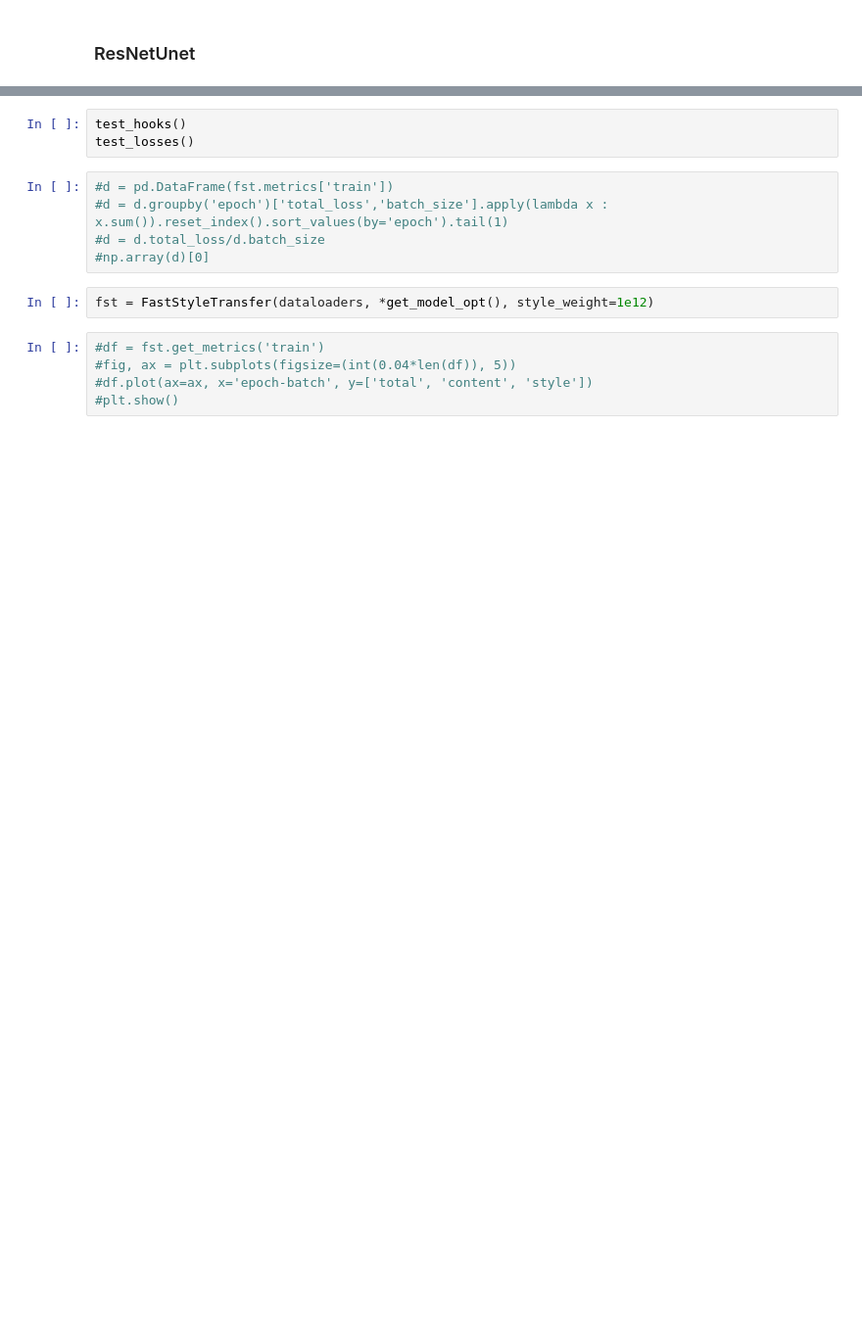
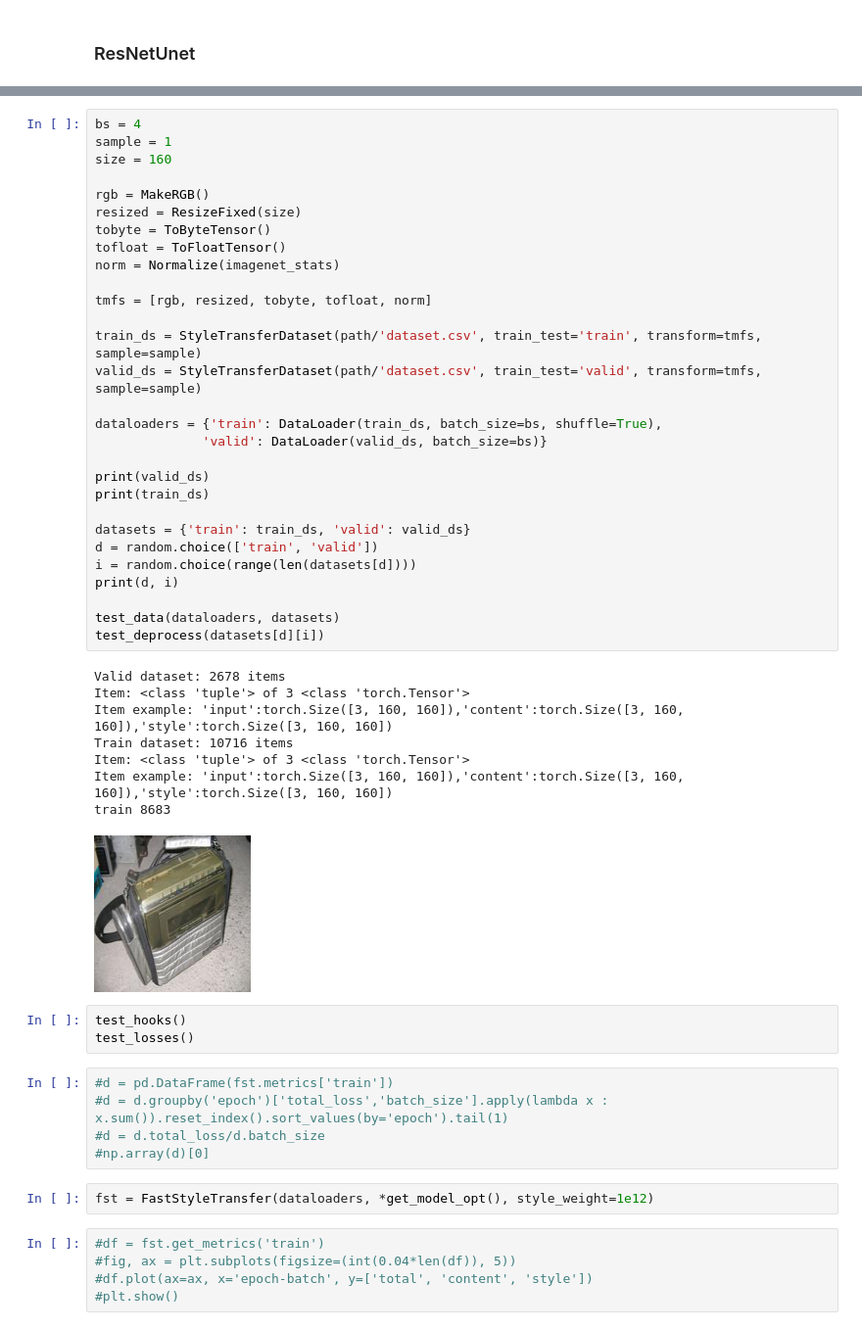
Before and after one commit to gabrielelanaro/ml-prototypes, a Jupyter notebook: prototypes/styletransfer/fast_neural_st/FastNeuralST.ipynb, the cells around one changed output, grey strips where cells are left out. Shown at 98% size. Cells and saved outputs as stored; diff of their text form; blank space fills up the shorter version.

```diff
--- a/prototypes/styletransfer/fast_neural_st/FastNeuralST.ipynb
+++ b/prototypes/styletransfer/fast_neural_st/FastNeuralST.ipynb
@@ -652,6 +628,44 @@ def get_model_opt(sched=None):
     optimizer = optim.Adam(filter(lambda p: p.requires_grad, unet.parameters()), lr=1e-4)
     if sched: sched = lr_scheduler.CosineAnnealingLR(optimizer, 50)
     return [unet, optimizer, sched]
+# %%
+bs = 4
+sample = 1
+size = 160
+
+rgb = MakeRGB()
+resized = ResizeFixed(size)
+tobyte = ToByteTensor()
+tofloat = ToFloatTensor()
+norm = Normalize(imagenet_stats)
+
+tmfs = [rgb, resized, tobyte, tofloat, norm]
+
+train_ds = StyleTransferDataset(path/'dataset.csv', train_test='train', transform=tmfs, sample=sample)
+valid_ds = StyleTransferDataset(path/'dataset.csv', train_test='valid', transform=tmfs, sample=sample)
+
+dataloaders = {'train': DataLoader(train_ds, batch_size=bs, shuffle=True),
+              'valid': DataLoader(valid_ds, batch_size=bs)}
+
+print(valid_ds)
+print(train_ds)
+
+datasets = {'train': train_ds, 'valid': valid_ds}
+d = random.choice(['train', 'valid'])
+i = random.choice(range(len(datasets[d])))
+print(d, i)
+
+test_data(dataloaders, datasets)
+test_deprocess(datasets[d][i])
+# %% [output]
+Valid dataset: 2678 items
+Item: <class 'tuple'> of 3 <class 'torch.Tensor'>
+Item example: 'input':torch.Size([3, 160, 160]),'content':torch.Size([3, 160, 160]),'style':torch.Size([3, 160, 160])
+Train dataset: 10716 items
+Item: <class 'tuple'> of 3 <class 'torch.Tensor'>
+Item example: 'input':torch.Size([3, 160, 160]),'content':torch.Size([3, 160, 160]),'style':torch.Size([3, 160, 160])
+train 8683
+[figure, added]
 # %%
 test_hooks()
 test_losses()
```
Also changed, not shown: parts of 11 cells of this notebook.
